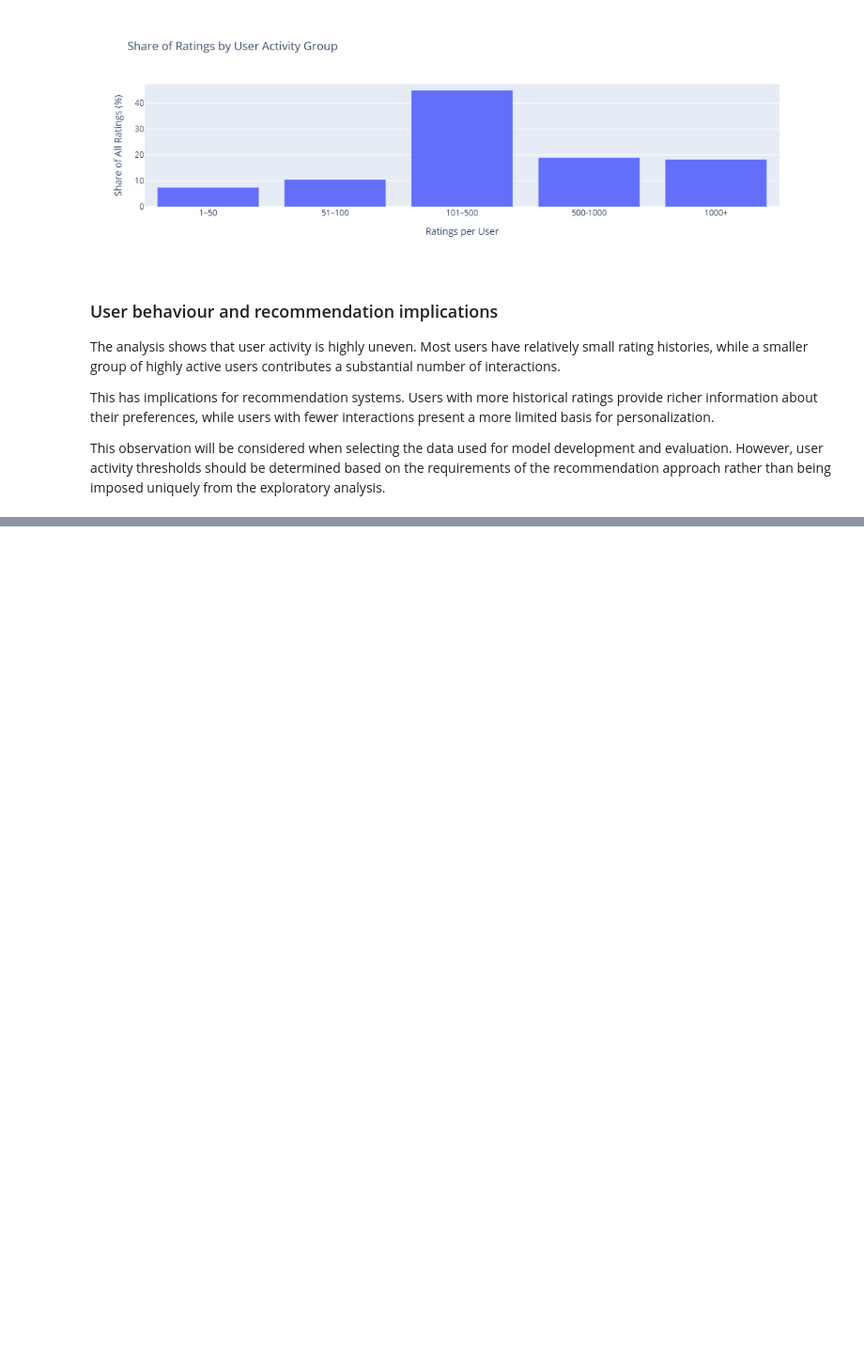
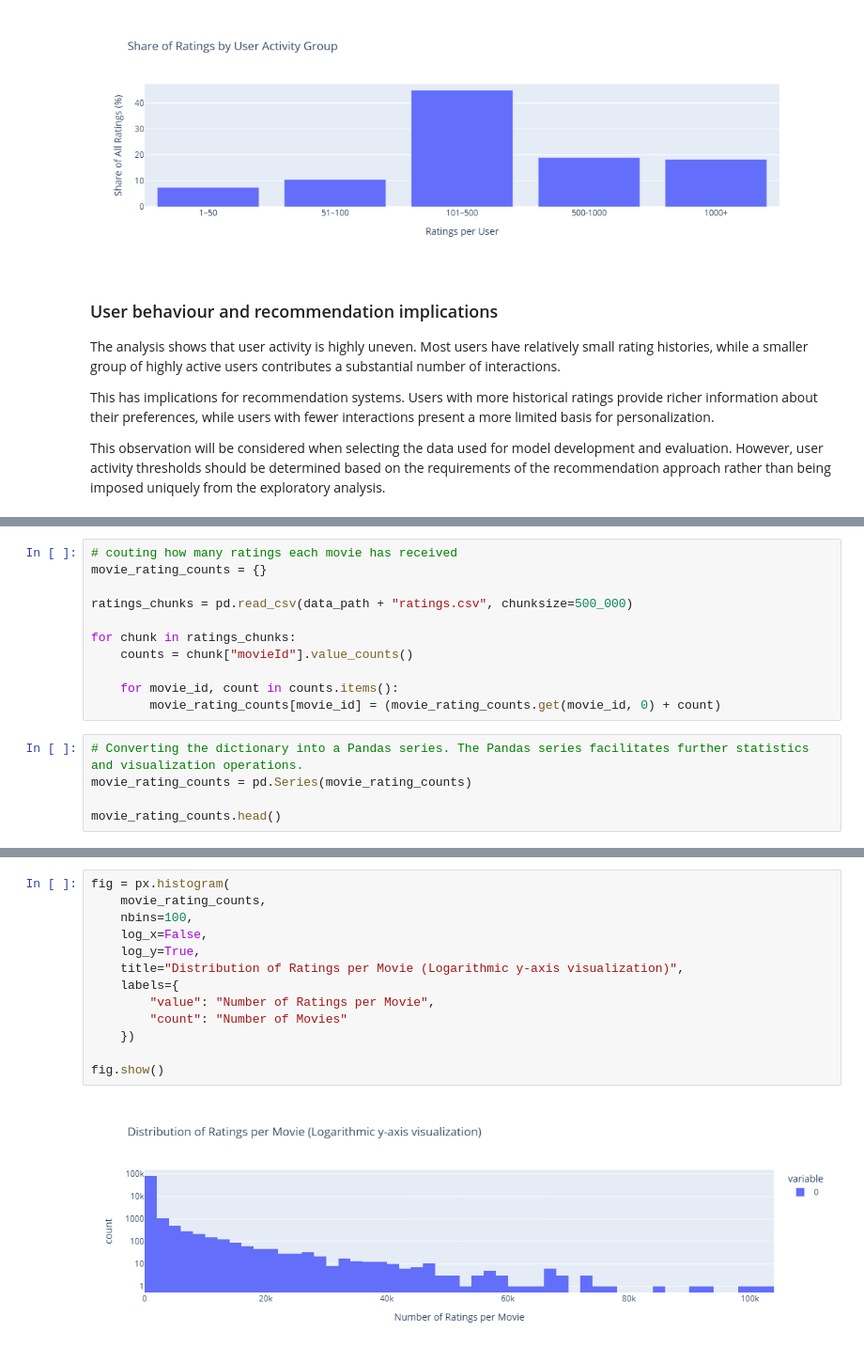
Before and after one commit to adriana-d28/MovieLens_exploratory_analysis, a Jupyter notebook: notebooks/01_movielens_exploratory_analysis.ipynb, the cells around one changed output, grey strips where cells are left out. Shown at 94% size. Cells and saved outputs as stored; diff of their text form; blank space fills up the shorter version.

Commit message:
Added movie popularity analysis

```diff
--- a/notebooks/01_movielens_exploratory_analysis.ipynb
+++ b/notebooks/01_movielens_exploratory_analysis.ipynb
@@ -541,0 +548,16 @@ This observation will be considered when selecting the data used for model devel
+# %%
+# couting how many ratings each movie has received
+movie_rating_counts = {}
+
+ratings_chunks = pd.read_csv(data_path + "ratings.csv", chunksize=500_000)
+
+for chunk in ratings_chunks:
+    counts = chunk["movieId"].value_counts()
+
+    for movie_id, count in counts.items():
+        movie_rating_counts[movie_id] = (movie_rating_counts.get(movie_id, 0) + count)
+# %%
+# Converting the dictionary into a Pandas series. The Pandas series facilitates further statistics and visualization operations.
+movie_rating_counts = pd.Series(movie_rating_counts)
+
+movie_rating_counts.head()
@@ -541,0 +602,15 @@ This observation will be considered when selecting the data used for model devel
+# %%
+fig = px.histogram(
+    movie_rating_counts,
+    nbins=100,
+    log_x=False,
+    log_y=True,
+    title="Distribution of Ratings per Movie (Logarithmic y-axis visualization)",
+    labels={
+        "value": "Number of Ratings per Movie",
+        "count": "Number of Movies"
+    })
+
+fig.show()
+# %% [output]
+[figure, added]
```
Also changed, not shown: parts of 9 cells of this notebook.
